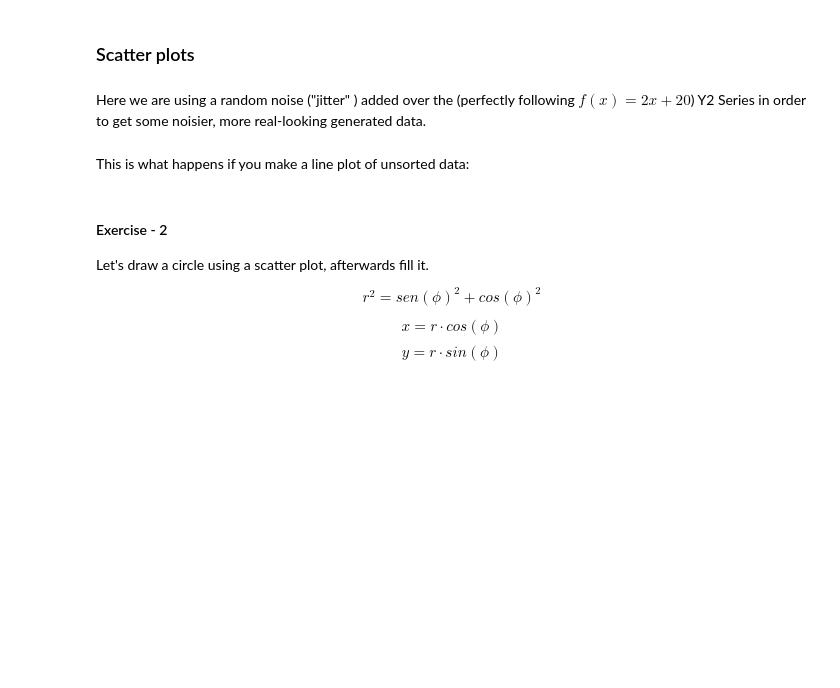
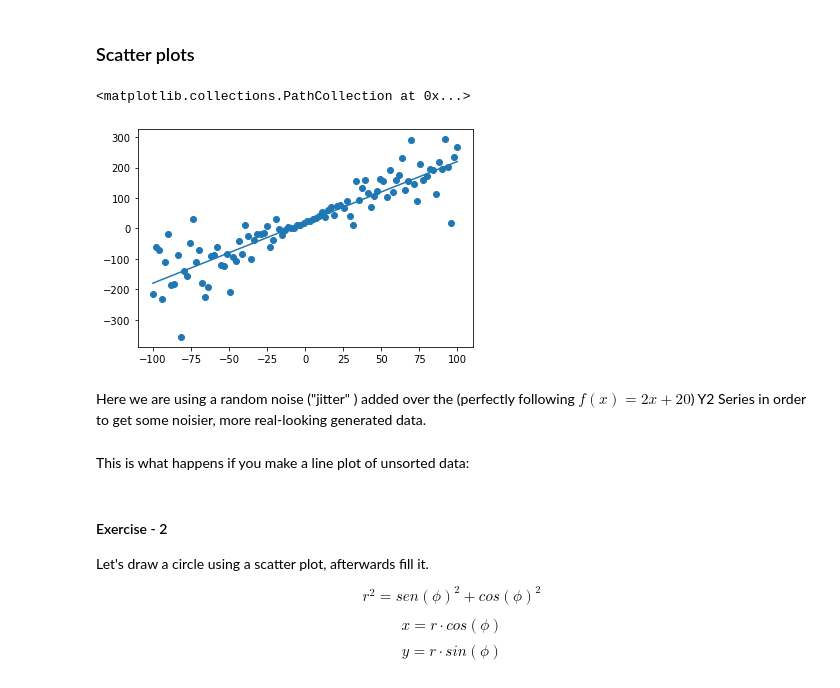
Before and after one commit to robertomanzanolopez/master-kschool, a Jupyter notebook: 06_Visualizacion_datos_con_python/Visualizacion_Python_01_empty.ipynb, the cells around one changed output. Drawn from its saved outputs; the diff is of its cells as text; code cells hidden in the pictures; blank space fills up the shorter version.

```diff
--- a/06_Visualizacion_datos_con_python/Visualizacion_Python_01_empty.ipynb
+++ b/06_Visualizacion_datos_con_python/Visualizacion_Python_01_empty.ipynb
@@ -32,5 +49,16 @@ Between -7 and 7
 # %% [markdown]
 ### Scatter plots
+# %%
+X = np.linspace(-100,100,100)
+jitter = X*np.random.randn(100)
+Y = 20 + 2*X
+
+Y_rand = Y + jitter
+plt.plot(X,Y)
+plt.scatter(X,Y_rand)
+# %% [output]
+<matplotlib.collections.PathCollection at 0x...>
+[figure, added]
 # %% [markdown]
 Here we are using a random noise ("jitter"
 ) added over the (perfectly following $f(x) = 2x + 20$) Y2 Series in order to get some noisier, more real-looking generated data.
```
Also changed, not shown: parts of 14 cells of this notebook, 1 other file.
